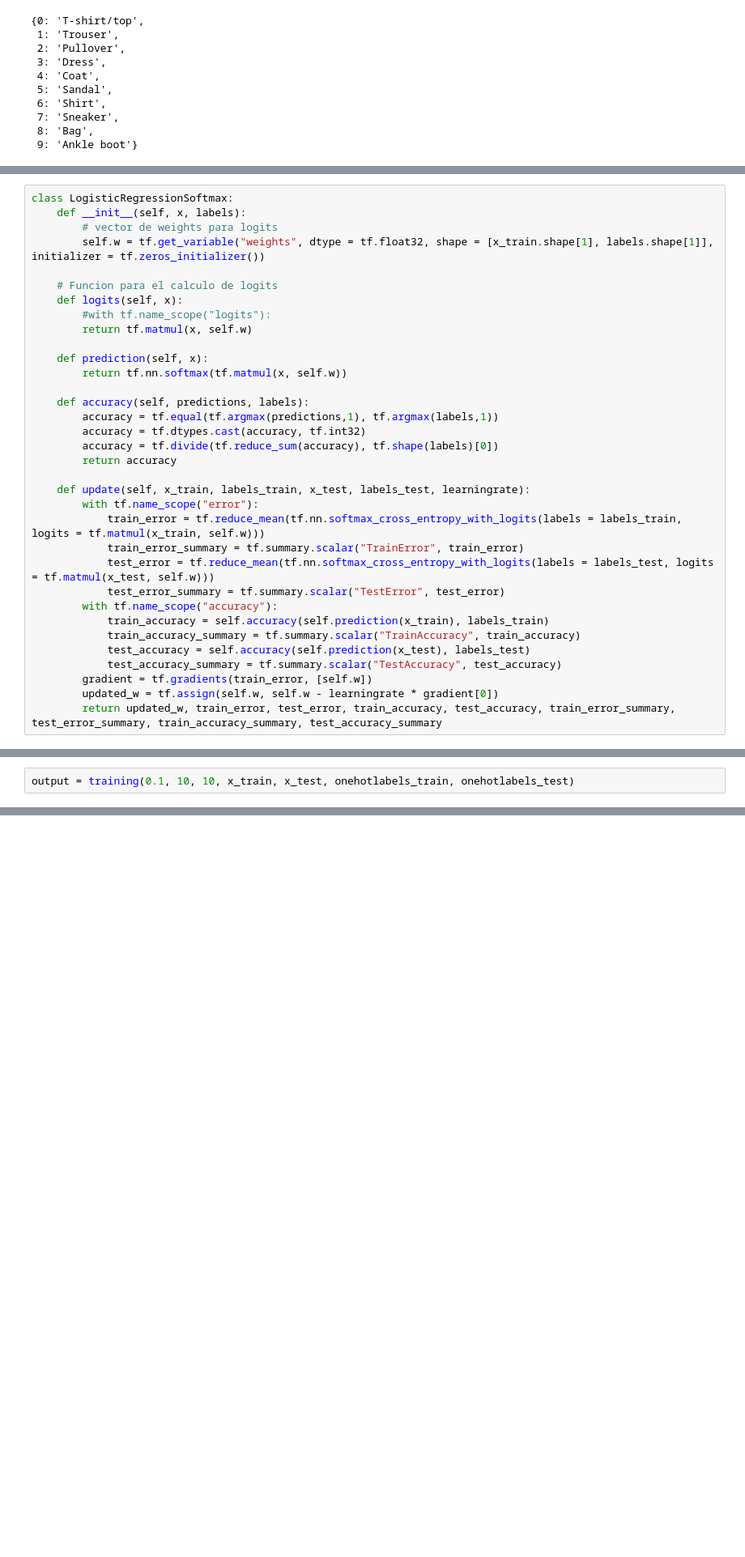
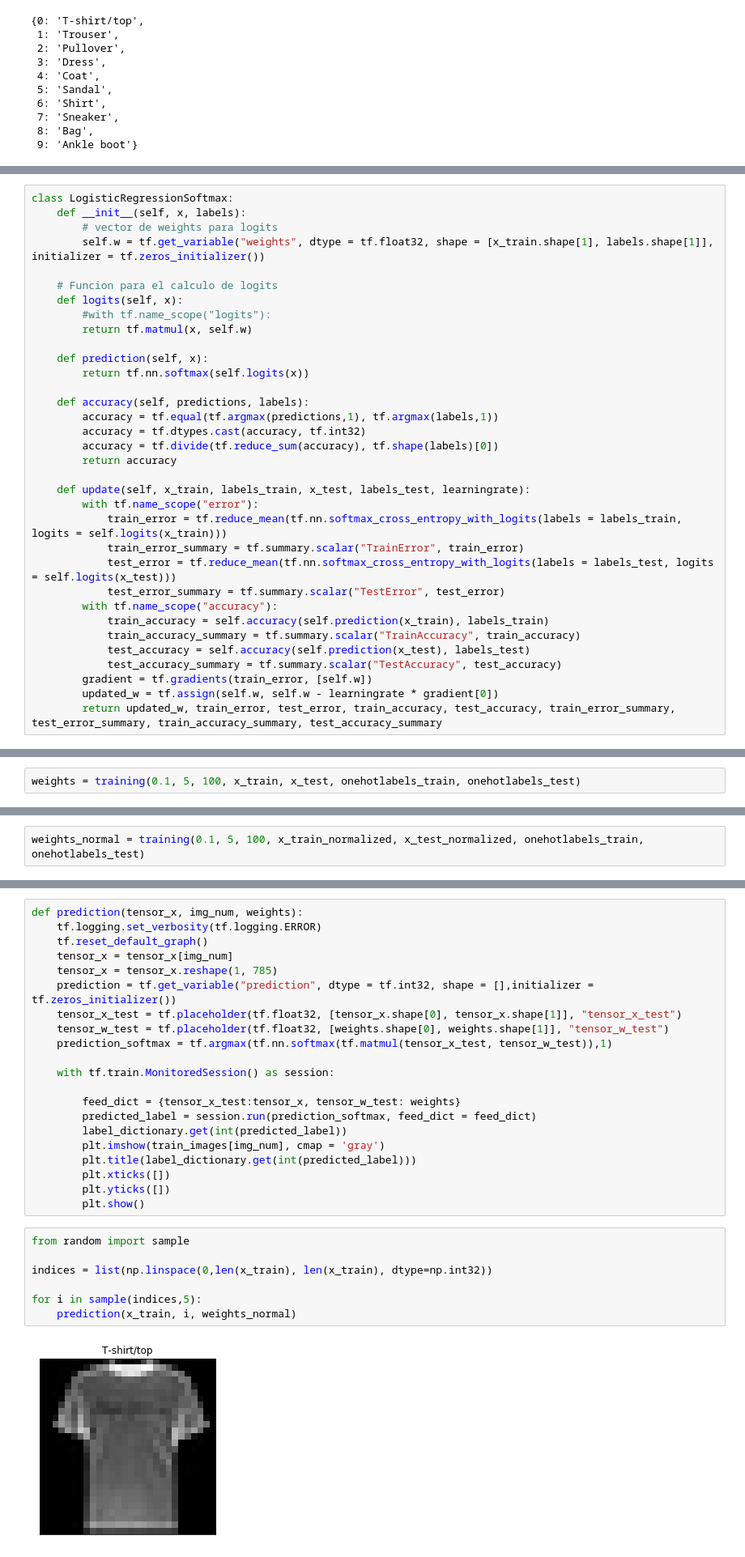
Before and after one commit to jpcarranza94/StatisticalLearningI, a Jupyter notebook: TF Fashion MNIST LR/Fashion_mnist.ipynb, the cells around one changed output, grey strips where cells are left out. Shown at 81% size. Saved outputs shown, nothing was run; the diff lists cells and outputs as text; blank space fills up the shorter version.

Commit message:
Added scaled and normalized x

```diff
--- a/TF Fashion MNIST LR/Fashion_mnist.ipynb
+++ b/TF Fashion MNIST LR/Fashion_mnist.ipynb
@@ -168,7 +183,7 @@ class LogisticRegressionSoftmax:
         return tf.matmul(x, self.w)
 
     def prediction(self, x):
-        return tf.nn.softmax(tf.matmul(x, self.w))
+        return tf.nn.softmax(self.logits(x))
 
     def accuracy(self, predictions, labels):
         accuracy = tf.equal(tf.argmax(predictions,1), tf.argmax(labels,1))
@@ -178,9 +193,9 @@ class LogisticRegressionSoftmax:
 
     def update(self, x_train, labels_train, x_test, labels_test, learningrate):
         with tf.name_scope("error"):
-            train_error = tf.reduce_mean(tf.nn.softmax_cross_entropy_with_logits(labels = labels_train, logits = tf.matmul(x_train, self.w)))
+            train_error = tf.reduce_mean(tf.nn.softmax_cross_entropy_with_logits(labels = labels_train, logits = self.logits(x_train)))
             train_error_summary = tf.summary.scalar("TrainError", train_error)
-            test_error = tf.reduce_mean(tf.nn.softmax_cross_entropy_with_logits(labels = labels_test, logits = tf.matmul(x_test, self.w)))
+            test_error = tf.reduce_mean(tf.nn.softmax_cross_entropy_with_logits(labels = labels_test, logits = self.logits(x_test)))
             test_error_summary = tf.summary.scalar("TestError", test_error)
         with tf.name_scope("accuracy"):
             train_accuracy = self.accuracy(self.prediction(x_train), labels_train)
@@ -241,7 +256,7 @@ def training(lr, epochs, frecprint, x_train, x_test, labels_train, labels_test):
 
             writer.close()
 # %%
-output = training(0.1, 10, 10, x_train, x_test, onehotlabels_train, onehotlabels_test)
+weights = training(0.1, 5, 100, x_train, x_test, onehotlabels_train, onehotlabels_test)
 # %% [output]
 INFO:tensorflow:Graph was finalized.
 INFO:tensorflow:Running local_init_op.
@@ -263,0 +278,2 @@ KeyboardInterrupt:
+# %%
+weights_normal = training(0.1, 5, 100, x_train_normalized, x_test_normalized, onehotlabels_train, onehotlabels_test)
@@ -263,0 +318,30 @@ KeyboardInterrupt:
+# %%
+def prediction(tensor_x, img_num, weights):
+    tf.logging.set_verbosity(tf.logging.ERROR)
+    tf.reset_default_graph()
+    tensor_x = tensor_x[img_num]
+    tensor_x = tensor_x.reshape(1, 785)
+    prediction = tf.get_variable("prediction", dtype = tf.int32, shape = [],initializer = tf.zeros_initializer())
+    tensor_x_test = tf.placeholder(tf.float32, [tensor_x.shape[0], tensor_x.shape[1]], "tensor_x_test")
+    tensor_w_test = tf.placeholder(tf.float32, [weights.shape[0], weights.shape[1]], "tensor_w_test")
+    prediction_softmax = tf.argmax(tf.nn.softmax(tf.matmul(tensor_x_test, tensor_w_test)),1)
+
+    with tf.train.MonitoredSession() as session:
+
+        feed_dict = {tensor_x_test:tensor_x, tensor_w_test: weights}
+        predicted_label = session.run(prediction_softmax, feed_dict = feed_dict)
+        label_dictionary.get(int(predicted_label))
+        plt.imshow(train_images[img_num], cmap = 'gray')
+        plt.title(label_dictionary.get(int(predicted_label)))
+        plt.xticks([])
+        plt.yticks([])
+        plt.show()
+# %%
+from random import sample
+
+indices = list(np.linspace(0,len(x_train), len(x_train), dtype=np.int32))
+
+for i in sample(indices,5):
+    prediction(x_train, i, weights_normal)
+# %% [output]
+[figure, added]
```
Also changed, not shown: parts of 14 cells of this notebook.
